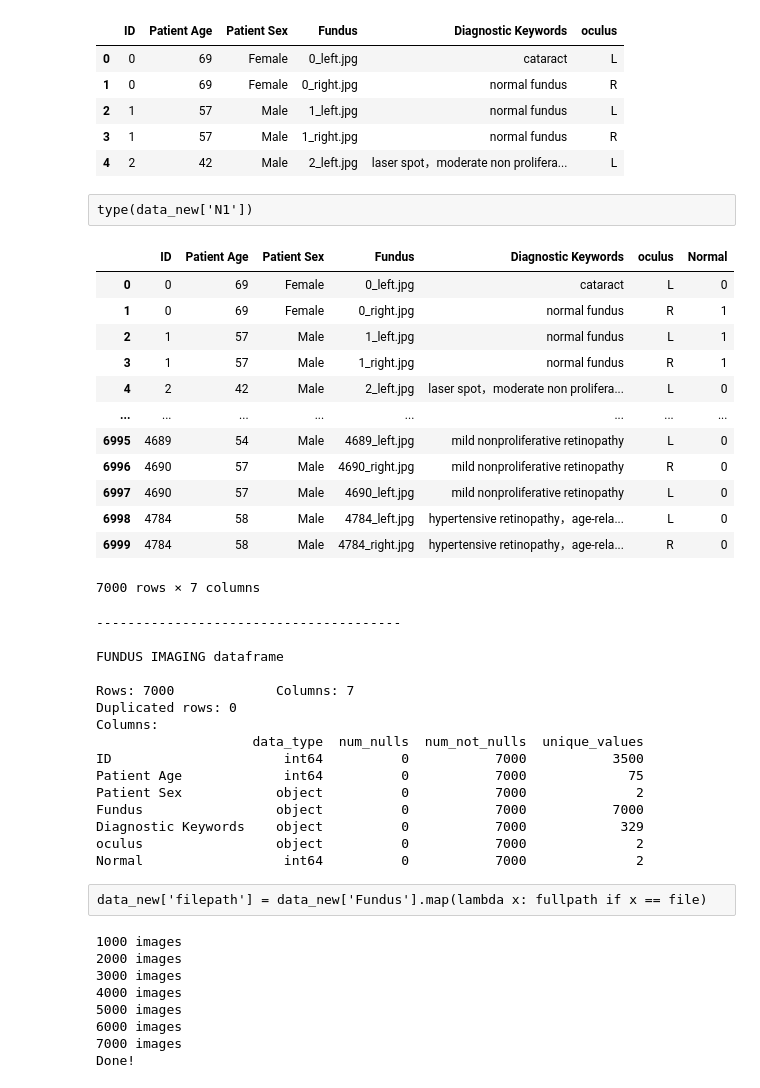
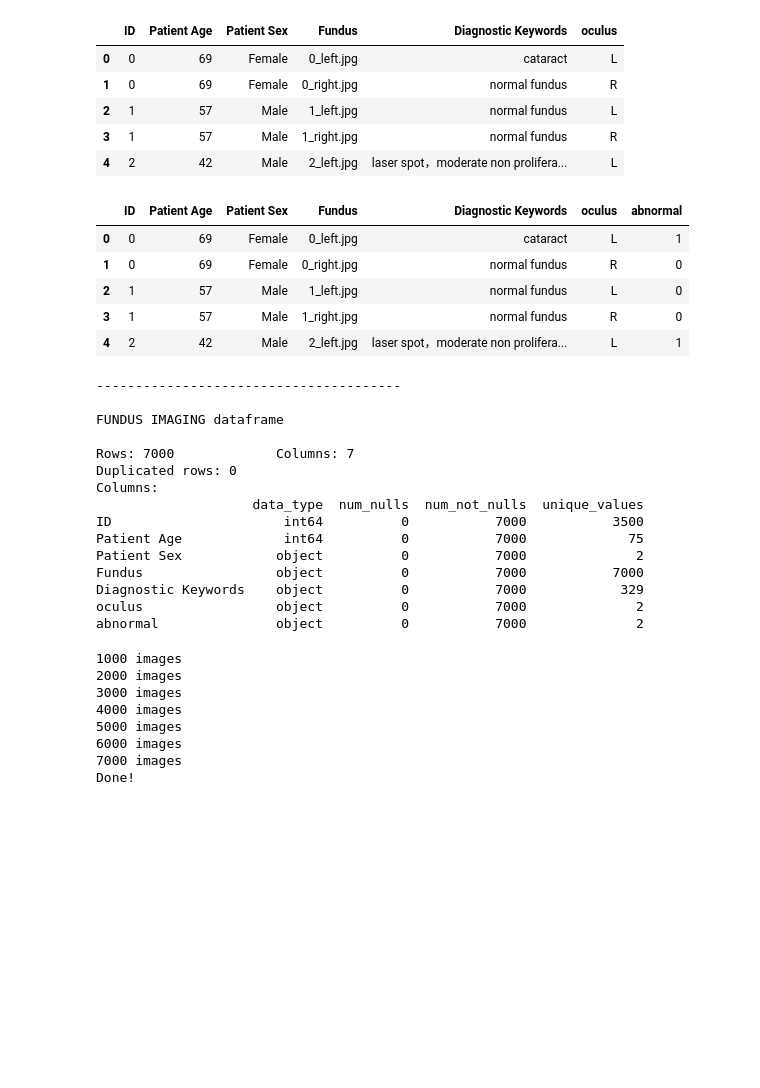
Before and after one commit to kayleng/Capstone, a Jupyter notebook: code/fundus_1.ipynb, the cells around one changed output. Cells and saved outputs as stored; diff of their text form; code cells hidden in the pictures; blank space fills up the shorter version.

```diff
--- a/code/fundus_1.ipynb
+++ b/code/fundus_1.ipynb
@@ -110,26 +124,21 @@ data_new.head()
 | 4 | 2 | 42 | Male | 2_left.jpg | laser spot，moderate non prolifera... | L |
 # %%
 data_new = pd.read_csv('./assets/data_new_binary_v1.csv')
-# %% [raw]
-type(data_new['N1'])
 # %%
-data_new['Normal'] = data_new['Diagnostic Keywords'].str.contains('normal', regex=False).astype(int)
+#label normal if keyword contains normal
+data_new['abnormal'] = data_new['Diagnostic Keywords'].str.contains('normal', regex=False)
+# %%
+#convert to alphanumeric values
+data_new['abnormal'] = data_new['abnormal'].map({True: "0", False: "1"})
 # %%
-data_new
+data_new.head()
 # %% [output]
-|  | ID | Patient Age | Patient Sex | Fundus | Diagnostic Keywords | oculus | Normal |
-| 0 | 0 | 69 | Female | 0_left.jpg | cataract | L | 0 |
-| 1 | 0 | 69 | Female | 0_right.jpg | normal fundus | R | 1 |
-| 2 | 1 | 57 | Male | 1_left.jpg | normal fundus | L | 1 |
-| 3 | 1 | 57 | Male | 1_right.jpg | normal fundus | R | 1 |
-| 4 | 2 | 42 | Male | 2_left.jpg | laser spot，moderate non prolifera... | L | 0 |
-| ... | ... | ... | ... | ... | ... | ... | ... |
-| 6995 | 4689 | 54 | Male | 4689_left.jpg | mild nonproliferative retinopathy | L | 0 |
-| 6996 | 4690 | 57 | Male | 4690_right.jpg | mild nonproliferative retinopathy | R | 0 |
-| 6997 | 4690 | 57 | Male | 4690_left.jpg | mild nonproliferative retinopathy | L | 0 |
-| 6998 | 4784 | 58 | Male | 4784_left.jpg | hypertensive retinopathy，age-rela... | L | 0 |
-| 6999 | 4784 | 58 | Male | 4784_right.jpg | hypertensive retinopathy，age-rela... | R | 0 |
+|  | ID | Patient Age | Patient Sex | Fundus | Diagnostic Keywords | oculus | abnormal |
+| 0 | 0 | 69 | Female | 0_left.jpg | cataract | L | 1 |
+| 1 | 0 | 69 | Female | 0_right.jpg | normal fundus | R | 0 |
+| 2 | 1 | 57 | Male | 1_left.jpg | normal fundus | L | 0 |
+| 3 | 1 | 57 | Male | 1_right.jpg | normal fundus | R | 0 |
+| 4 | 2 | 42 | Male | 2_left.jpg | laser spot，moderate non prolifera... | L | 1 |
-7000 rows × 7 columns
 # %%
 basic_eda(data_new, "Fundus Imaging")
 # %% [output]
@@ -147,9 +156,7 @@ Patient Sex            object          0           7000              2
 Fundus                 object          0           7000           7000
 Diagnostic Keywords    object          0           7000            329
 oculus                 object          0           7000              2
-Normal                  int64          0           7000              2
+abnormal               object          0           7000              2
-# %% [raw]
-data_new['filepath'] = data_new['Fundus'].map(lambda x: fullpath if x == file)
 # %%
 img_src = []
 img_dir = './ODIR-5K/color_fundus/'
```
Also changed, not shown: parts of 41 cells of this notebook.
